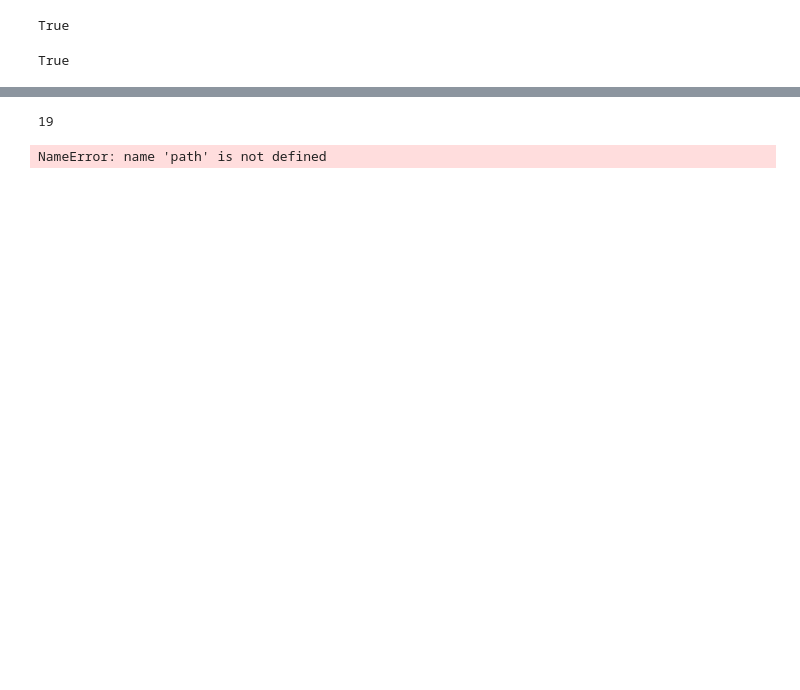
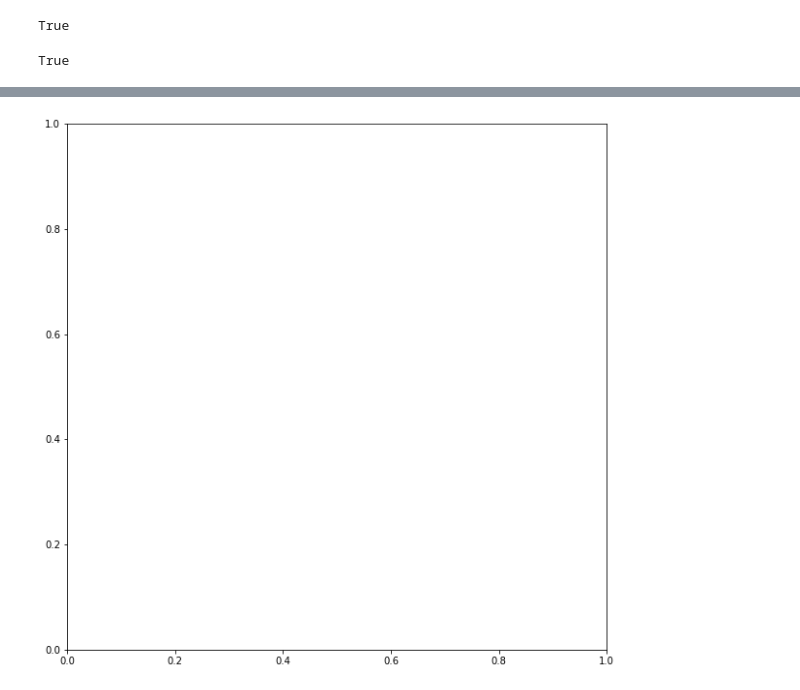
Before and after one commit to AbdallhOmarr/solving-vrp-with-time-window, a Jupyter notebook: playnb.ipynb, the cells around one changed output, grey strips where cells are left out. Saved outputs shown, nothing was run; the diff lists cells and outputs as text; code cells hidden in the pictures; blank space fills up the shorter version.

```diff
--- a/playnb.ipynb
+++ b/playnb.ipynb
@@ -271,6 +69,0 @@ m1.check_capacity_constrain(),m1.check_time_constrain(),m2.check_capacity_constr
-# %%
-m1 = ga.mutation(c1, 0.1)
-m2 = ga.mutation(c2, 0.1)
-
-t1 = ga.apply_tabu_search(m1, 100, 10)
-t2 = ga.apply_tabu_search(m2, 100, 10)
@@ -294,33 +69,0 @@ False
-# %%
-gen_size = 10
-pop_size = 30
-population = ga.generate_population(50)
-population_fitnesses = [solution.get_total_fitness() for solution in population]
-population_best_fitness = max(population_fitnesses)
-index = population_fitnesses.index(population_best_fitness)
-best_sol = population[index]
-
-for g in range(gen_size):
-    print(f"gen:{g}")
-    new_population = []
-    for _ in range(pop_size):
-        population_fitnesses = [solution.get_total_fitness() for solution in population]
-        population_best_fitness = max(population_fitnesses)
-        index = population_fitnesses.index(population_best_fitness)
-        best_sol = population[index]
-        p1,p2=ga.choose_parents(population,population_fitnesses)
-        c1,c2= ga.crossover(p1, p2)
-        m1 = ga.mutation(c1, 0.1)
-        m2 = ga.mutation(c2, 0.1)
-        t1 = ga.apply_tabu_search(m1, 100, 10)
-        t2 = ga.apply_tabu_search(m2, 100, 10)
-        new_population.append(t1)
-        new_population.append(t2)
-
-    population_fitnesses = [solution.get_total_fitness() for solution in population]
-    population_best_fitness = max(population_fitnesses)
-    index = population_fitnesses.index(population_best_fitness)
-    best_sol = population[index]
-    print(f"best sol travel_distance ={best_sol.travel_distance}")
-    print(f"best solution path: {best_sol.travel_path}")
-    population = new_population
@@ -378,18 +77,0 @@ x=[  0,  17,  58,   0,  27,  21,  26,  66,   9,  70,   0,  89,  93,
-# %%
-ga.get_total_num_vehicles(x)
-# %% [output]
-19
-# %%
-travel_path_copy = copy.deepcopy(path)
-delete_idx = []
-for i, customer in enumerate(path):
-    print(f"i:{i}")
-    if i > len(path) - 2:
-        break
-
-    if customer == 0 and path[i + 1] == 0:
-        delete_idx.append(i+1)
-
-travel_path_copy = np.delete(travel_path_copy, delete_idx)
-# %% [output]
-NameError: name 'path' is not defined
@@ -397,0 +80,4 @@ path
+# %%
+draw_graph = VrptwAcoFigure(ga.graph.nodes,best_sol.travel_path)
+# %% [output]
+[figure, added]
```
Also changed, not shown: parts of 30 cells of this notebook.
